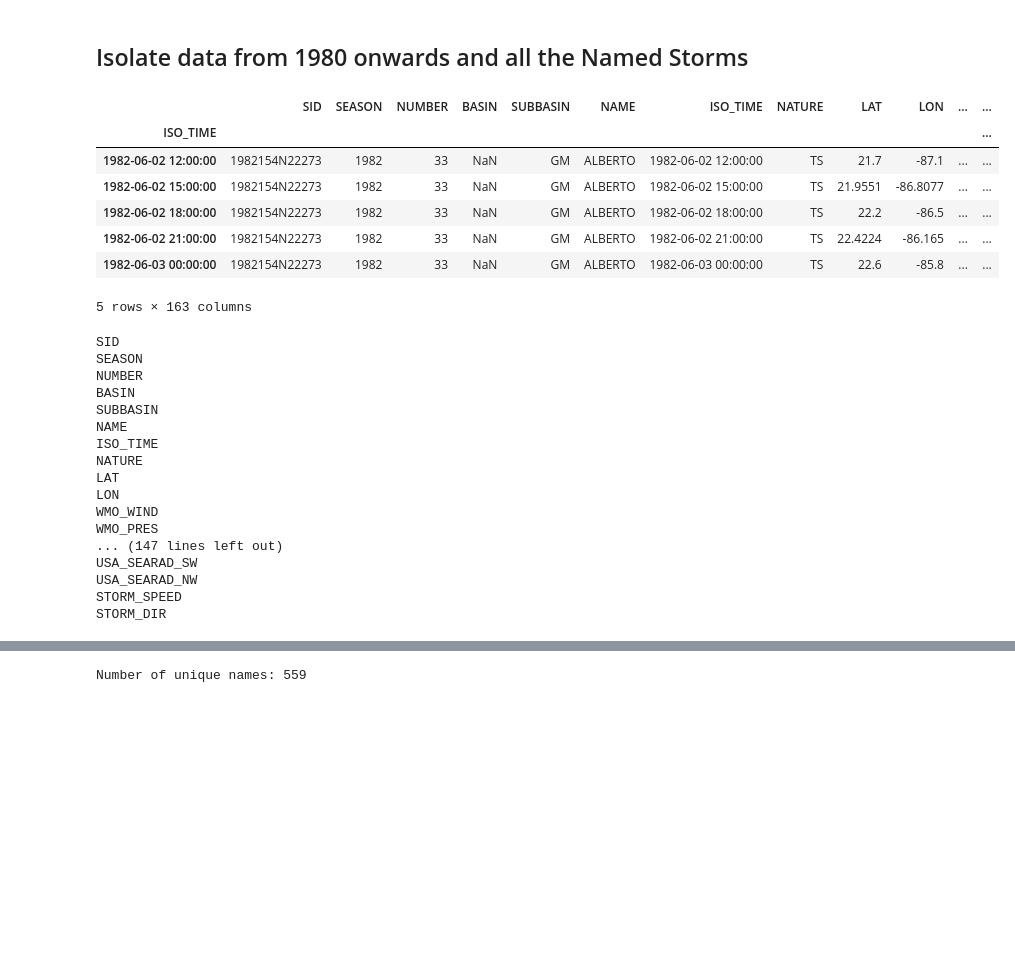
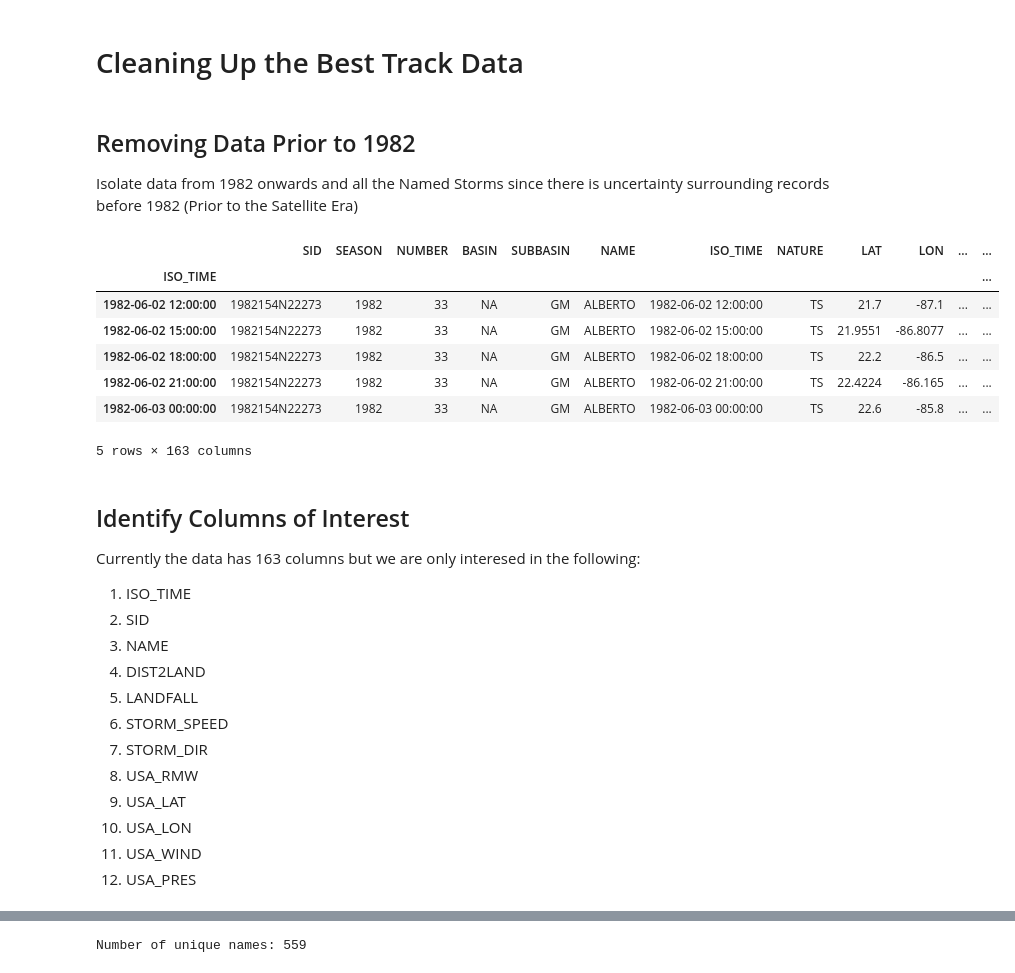
Before and after one commit to UW-MLGEO/MLGEO2024_TC_Tracks_Intensity, a Jupyter notebook: notebooks/clean_ibtracs_data.ipynb, the cells around one changed output, grey strips where cells are left out. Cells and saved outputs as stored; diff of their text form; code cells hidden in the pictures; blank space fills up the shorter version.

Commit message:
Updated README, modified clean best track script, and added a helpers scrip

```diff
--- a/notebooks/clean_ibtracs_data.ipynb
+++ b/notebooks/clean_ibtracs_data.ipynb
@@ -10,49 +10,51 @@ import cartopy.io.img_tiles as cimgt
 import cmaps
 
 from helpers import *
+# %% [markdown]
+# Cleaning Up the Best Track Data
 # %%
-PATH_BT = '/home/orca/data/best_track/IBTrACS/'
-PNG = '/home/disk/orca/adaley17/MLGEO2024_adaley/Project/Figures/'
-track_file = 'ibtracs.NA.list.v04r00.csv'
+PATH_BT = '/home/orca/data/best_track/IBTrACS/' #Set Data Path Here!!
+Cleaned_Data_Path = '/home/disk/orca/adaley17/MLGEO2024_TC_Tracks_Intensity/data/clean/' #Set path to save PNG Files
+track_file = 'ibtracs.NA.list.v04r00.csv' #Set Track File Here!!
 
-df = pd.read_csv(PATH_BT + track_file)
-df.index = pd.to_datetime(df['ISO_TIME'], errors='coerce')
-# df.head()
+df = pd.read_csv(PATH_BT + track_file) #Read in the data
+
+df.index = pd.to_datetime(df['ISO_TIME'], format='%Y-%m-%d %H:%M:%S', errors='coerce') #Set the index to the time of the storm
 # %% [markdown]
-## Isolate data from 1980 onwards and all the Named Storms
+## Removing Data Prior to 1982
+
+Isolate data from 1982 onwards and all the Named Storms since there is uncertainty surrounding records before 1982 (Prior to the Satellite Era)
 # %%
-df_1980_onwards = df[df.index.year >= 1982] #identify the storms that occurred after 1980
-# df_1980_onwards.head()
+df_1980_onwards = df[df.index.year >= 1982] #identify the storms that occurred after 1982
 
 named_storms = df_1980_onwards[df_1980_onwards['NAME'] != 'NOT_NAMED'] #identify the named storms
+
+named_storms.loc[:, 'BASIN'] = named_storms['BASIN'].fillna('NA') #Replace NaN values with NA (North Atlantic)
+
+named_storms.loc[:, 'SUBBASIN'] = named_storms['SUBBASIN'].fillna('MM') #Replace NaN values with MM (Missing)
 named_storms.head()
 # %% [output]
 |  | SID | SEASON | NUMBER | BASIN | SUBBASIN | NAME | ISO_TIME | NATURE | LAT | LON | ... | ... |
 | ISO_TIME |  |  |  |  |  |  |  |  |  |  |  | ... |
-| 1982-06-02 12:00:00 | 1982154N22273 | 1982 | 33 | NaN | GM | ALBERTO | 1982-06-02 12:00:00 | TS | 21.7 | -87.1 | ... | ... |
-| 1982-06-02 15:00:00 | 1982154N22273 | 1982 | 33 | NaN | GM | ALBERTO | 1982-06-02 15:00:00 | TS | 21.9551 | -86.8077 | ... | ... |
-| 1982-06-02 18:00:00 | 1982154N22273 | 1982 | 33 | NaN | GM | ALBERTO | 1982-06-02 18:00:00 | TS | 22.2 | -86.5 | ... | ... |
-| 1982-06-02 21:00:00 | 1982154N22273 | 1982 | 33 | NaN | GM | ALBERTO | 1982-06-02 21:00:00 | TS | 22.4224 | -86.165 | ... | ... |
-| 1982-06-03 00:00:00 | 1982154N22273 | 1982 | 33 | NaN | GM | ALBERTO | 1982-06-03 00:00:00 | TS | 22.6 | -85.8 | ... | ... |
+| 1982-06-02 12:00:00 | 1982154N22273 | 1982 | 33 | NA | GM | ALBERTO | 1982-06-02 12:00:00 | TS | 21.7 | -87.1 | ... | ... |
+| 1982-06-02 15:00:00 | 1982154N22273 | 1982 | 33 | NA | GM | ALBERTO | 1982-06-02 15:00:00 | TS | 21.9551 | -86.8077 | ... | ... |
+| 1982-06-02 18:00:00 | 1982154N22273 | 1982 | 33 | NA | GM | ALBERTO | 1982-06-02 18:00:00 | TS | 22.2 | -86.5 | ... | ... |
+| 1982-06-02 21:00:00 | 1982154N22273 | 1982 | 33 | NA | GM | ALBERTO | 1982-06-02 21:00:00 | TS | 22.4224 | -86.165 | ... | ... |
+| 1982-06-03 00:00:00 | 1982154N22273 | 1982 | 33 | NA | GM | ALBERTO | 1982-06-03 00:00:00 | TS | 22.6 | -85.8 | ... | ... |
 5 rows × 163 columns
-# %%
-for column in df.columns:
-    print(column)
-# %% [output]
-SID
-SEASON
-NUMBER
-BASIN
-SUBBASIN
-NAME
-ISO_TIME
-NATURE
-LAT
-LON
-WMO_WIND
-WMO_PRES
-... (147 lines left out)
-USA_SEARAD_SW
-USA_SEARAD_NW
-STORM_SPEED
-STORM_DIR
+# %% [markdown]
+## Identify Columns of Interest
+
+Currently the data has 163 columns but we are only interesed in the following:
+1.  ISO_TIME
+2.  SID
+3.  NAME
+4.  DIST2LAND
+5.  LANDFALL
+6.  STORM_SPEED
+7.  STORM_DIR
+8.  USA_RMW
+9.  USA_LAT
+10.  USA_LON
+11.  USA_WIND
+12.  USA_PRES
```
Also changed, not shown: parts of 11 cells of this notebook, 4 other files.
